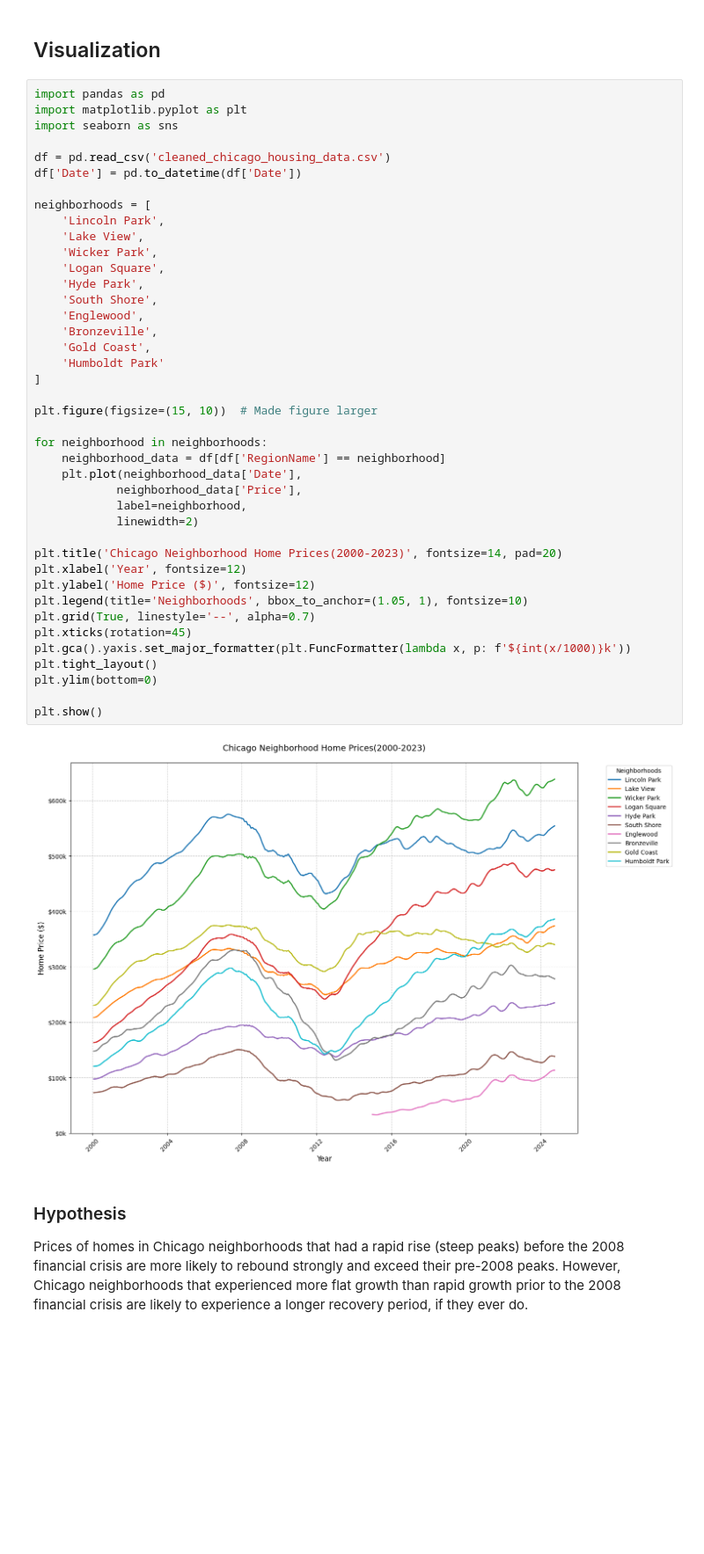
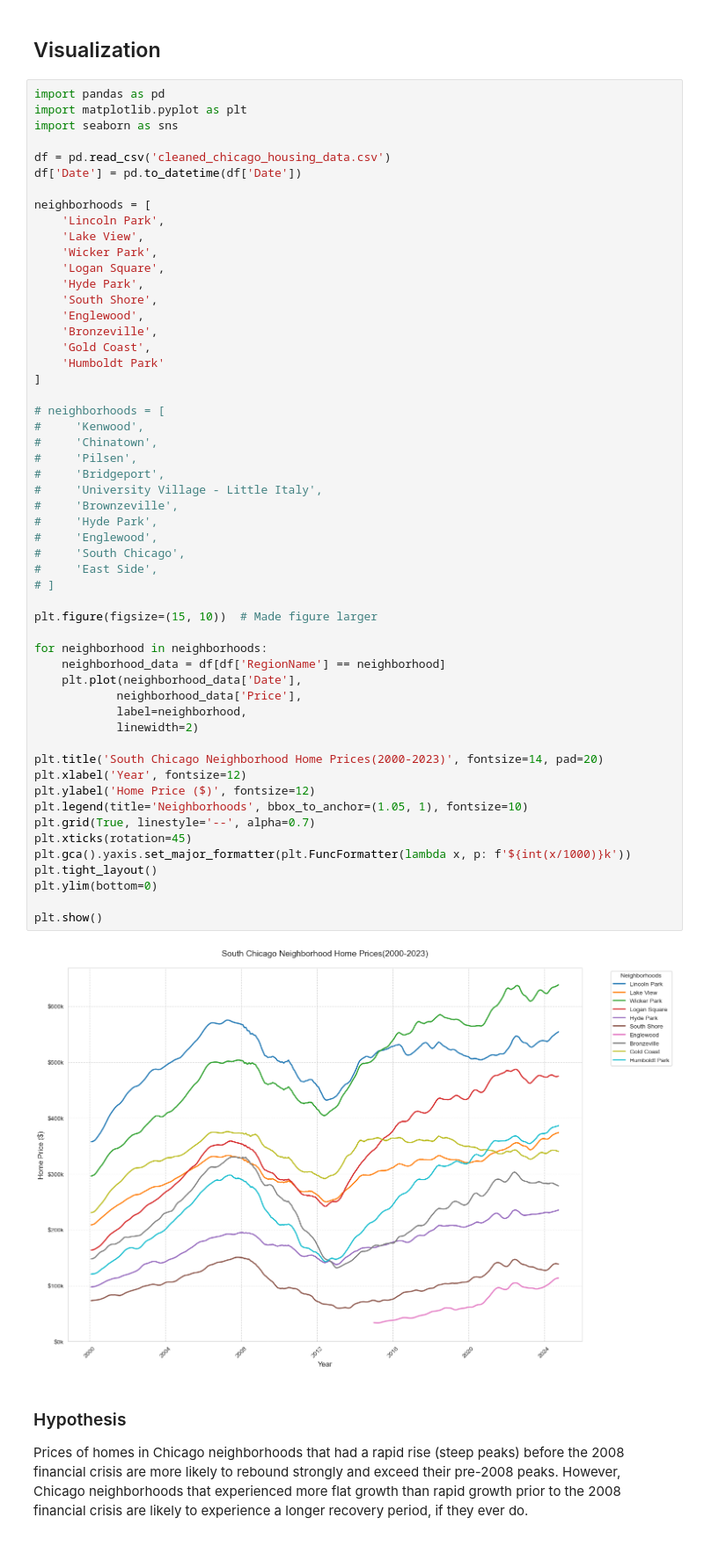
Before and after one commit to cs418-fa24/project-check-in-team-14, a Jupyter notebook: ChiHomePriceAnalyzer.ipynb, the cells around one changed output. Shown at 88% size. Saved outputs shown, nothing was run; the diff lists cells and outputs as text; blank space fills up the shorter version.

```diff
--- a/ChiHomePriceAnalyzer.ipynb
+++ b/ChiHomePriceAnalyzer.ipynb
@@ -206,35 +206,48 @@ neighborhoods = [
     'Wicker Park',
     'Logan Square',
     'Hyde Park',
     'South Shore',
     'Englewood',
     'Bronzeville',
     'Gold Coast',
     'Humboldt Park'
 ]
 
+# neighborhoods = [
+#     'Kenwood',
+#     'Chinatown',
+#     'Pilsen',
+#     'Bridgeport',
+#     'University Village - Little Italy',
+#     'Brownzeville',
+#     'Hyde Park',
+#     'Englewood',
+#     'South Chicago',
+#     'East Side',
+# ]
+
 plt.figure(figsize=(15, 10))  # Made figure larger
 
 for neighborhood in neighborhoods:
     neighborhood_data = df[df['RegionName'] == neighborhood]
     plt.plot(neighborhood_data['Date'],
             neighborhood_data['Price'],
             label=neighborhood,
             linewidth=2)
 
-plt.title('Chicago Neighborhood Home Prices(2000-2023)', fontsize=14, pad=20)
+plt.title('South Chicago Neighborhood Home Prices(2000-2023)', fontsize=14, pad=20)
 plt.xlabel('Year', fontsize=12)
 plt.ylabel('Home Price ($)', fontsize=12)
 plt.legend(title='Neighborhoods', bbox_to_anchor=(1.05, 1), fontsize=10)
 plt.grid(True, linestyle='--', alpha=0.7)
 plt.xticks(rotation=45)
 plt.gca().yaxis.set_major_formatter(plt.FuncFormatter(lambda x, p: f'${int(x/1000)}k'))
 plt.tight_layout()
 plt.ylim(bottom=0)
 
 plt.show()
 # %% [output]
-[figure, old version]
+[figure, new version]
 # %% [markdown]
 ### Hypothesis
 Prices of homes in Chicago neighborhoods that had a rapid rise (steep peaks) before the 2008 financial crisis are more likely to rebound strongly and exceed their pre-2008 peaks. However, Chicago neighborhoods that experienced more flat growth than rapid growth prior to the 2008 financial crisis are likely to experience a longer recovery period, if they ever do.
```
Also changed, not shown: parts of 2 cells of this notebook.
